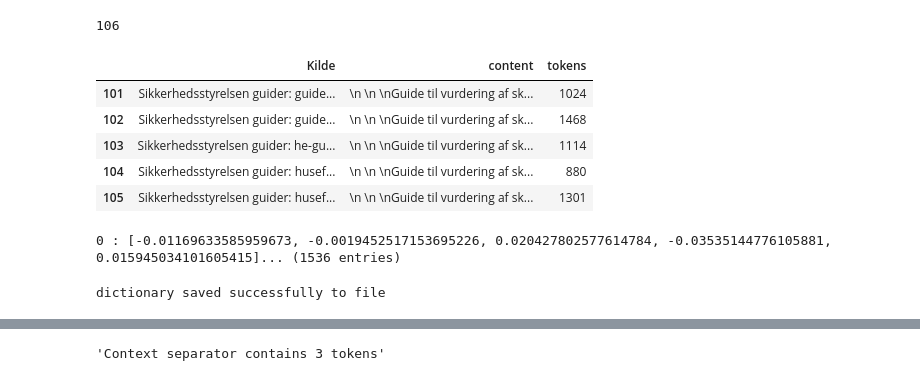
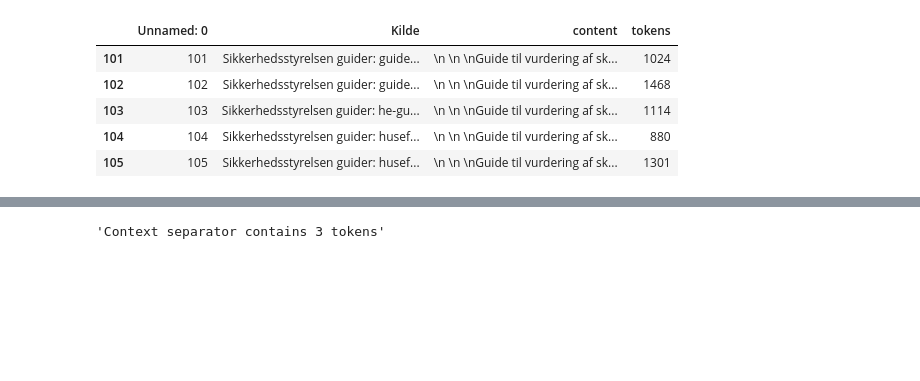
Before and after one commit to Mikkel-schmidt/ERFA, a Jupyter notebook: ERFA.ipynb, the cells around one changed output, grey strips where cells are left out. Saved outputs shown, nothing was run; the diff lists cells and outputs as text; code cells hidden in the pictures; blank space fills up the shorter version.

```diff
--- a/ERFA.ipynb
+++ b/ERFA.ipynb
@@ -58,23 +51,24 @@ for filename in os.listdir(directory):
 # %%
-df.shape[0]
+# df.shape[0]
-# %% [output]
-106
 # %%
-enc = tiktoken.encoding_for_model("gpt-3.5-turbo")
+# enc = tiktoken.encoding_for_model("gpt-3.5-turbo")
 
-for i in range(df.shape[0]):
-    df.loc[i, 'tokens'] = len(enc.encode(df.loc[i, 'content']))
-    i+=1
+# for i in range(df.shape[0]):
+#     df.loc[i, 'tokens'] = len(enc.encode(df.loc[i, 'content']))
+#     i+=1
 
+# df.to_csv('df_enc.csv')
 #df = df.set_index(["Kilde"])
-df.tail(5)
-# %% [output]
-|  | Kilde | content | tokens |
-| 101 | Sikkerhedsstyrelsen guider: guide... | \n \n \nGuide til vurdering af sk... | 1024 |
-| 102 | Sikkerhedsstyrelsen guider: guide... | \n \n \nGuide til vurdering af sk... | 1468 |
-| 103 | Sikkerhedsstyrelsen guider: he-gu... | \n \n \nGuide til vurdering af sk... | 1114 |
-| 104 | Sikkerhedsstyrelsen guider: husef... | \n \n \nGuide til vurdering af sk... | 880 |
-| 105 | Sikkerhedsstyrelsen guider: husef... | \n \n \nGuide til vurdering af sk... | 1301 |
+# %%
+df = pd.read_csv('df_enc.csv')
+df.tail(5)
+# %% [output]
+|  | Unnamed: 0 | Kilde | content | tokens |
+| 101 | 101 | Sikkerhedsstyrelsen guider: guide... | \n \n \nGuide til vurdering af sk... | 1024 |
+| 102 | 102 | Sikkerhedsstyrelsen guider: guide... | \n \n \nGuide til vurdering af sk... | 1468 |
+| 103 | 103 | Sikkerhedsstyrelsen guider: he-gu... | \n \n \nGuide til vurdering af sk... | 1114 |
+| 104 | 104 | Sikkerhedsstyrelsen guider: husef... | \n \n \nGuide til vurdering af sk... | 880 |
+| 105 | 105 | Sikkerhedsstyrelsen guider: husef... | \n \n \nGuide til vurdering af sk... | 1301 |
 # %%
 EMBEDDING_MODEL = "text-embedding-ada-002"
 COMPLETIONS_MODEL = "gpt-3.5-turbo"
@@ -97,11 +91,3 @@ def compute_doc_embeddings(df: pd.DataFrame) -> dict[tuple[str, str], list[float
     return {
         idx: get_embedding(r.content) for idx, r in df.iterrows()
     }
-
-document_embeddings = compute_doc_embeddings(df)
-
-# An example embedding:
-example_entry = list(document_embeddings.items())[0]
-print(f"{example_entry[0]} : {example_entry[1][:5]}... ({len(example_entry[1])} entries)")
-# %% [output]
-0 : [-0.01169633585959673, -0.0019452517153695226, 0.020427802577614784, -0.03535144776105881, 0.015945034101605415]... (1536 entries)
@@ -108,7 +100,5 @@ print(f"{example_entry[0]} : {example_entry[1][:5]}... ({len(example_entry[1])}
 # %%
-# save dictionary to person_data.pkl file
-with open('document_embeddings.pkl', 'wb') as fp:
-    pickle.dump(document_embeddings, fp)
-    print('dictionary saved successfully to file')
+# # save dictionary to person_data.pkl file
+# with open('document_embeddings.pkl', 'wb') as fp:
+#     pickle.dump(document_embeddings, fp)
+#     print('dictionary saved successfully to file')
-# %% [output]
-dictionary saved successfully to file
```
Also changed, not shown: parts of 8 cells of this notebook, 1 other file.
